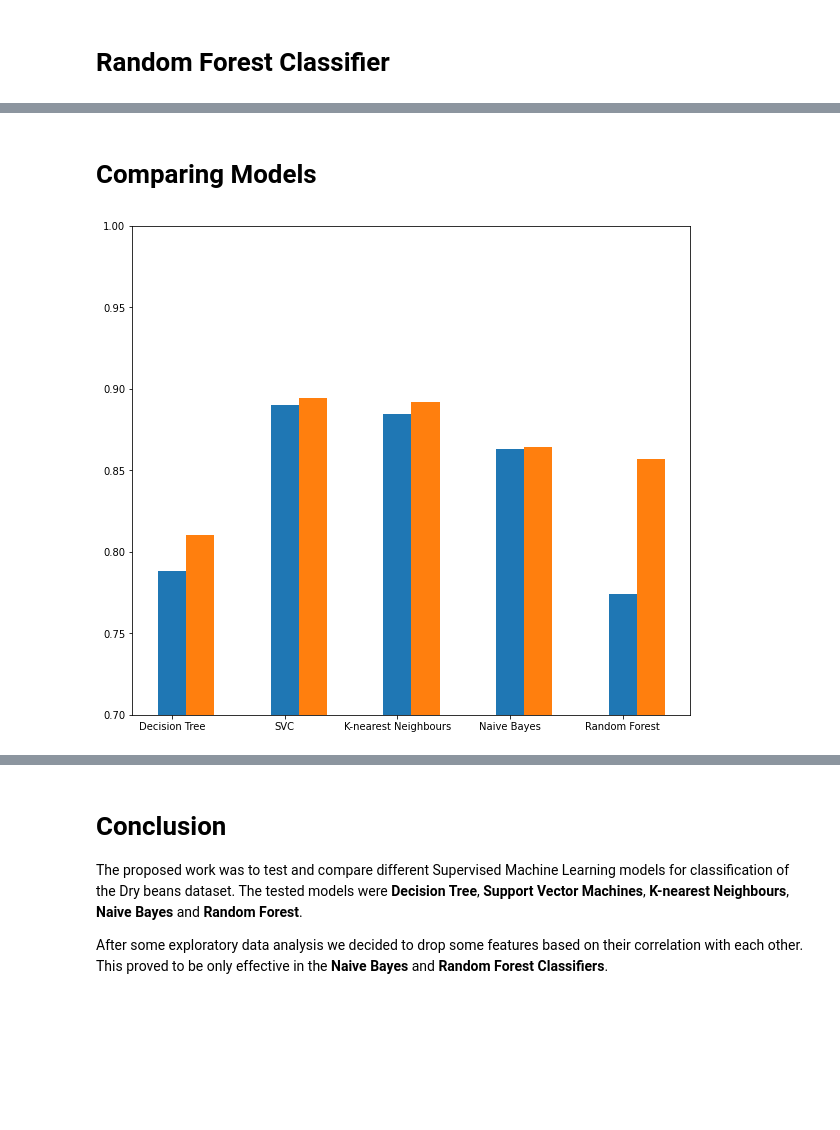
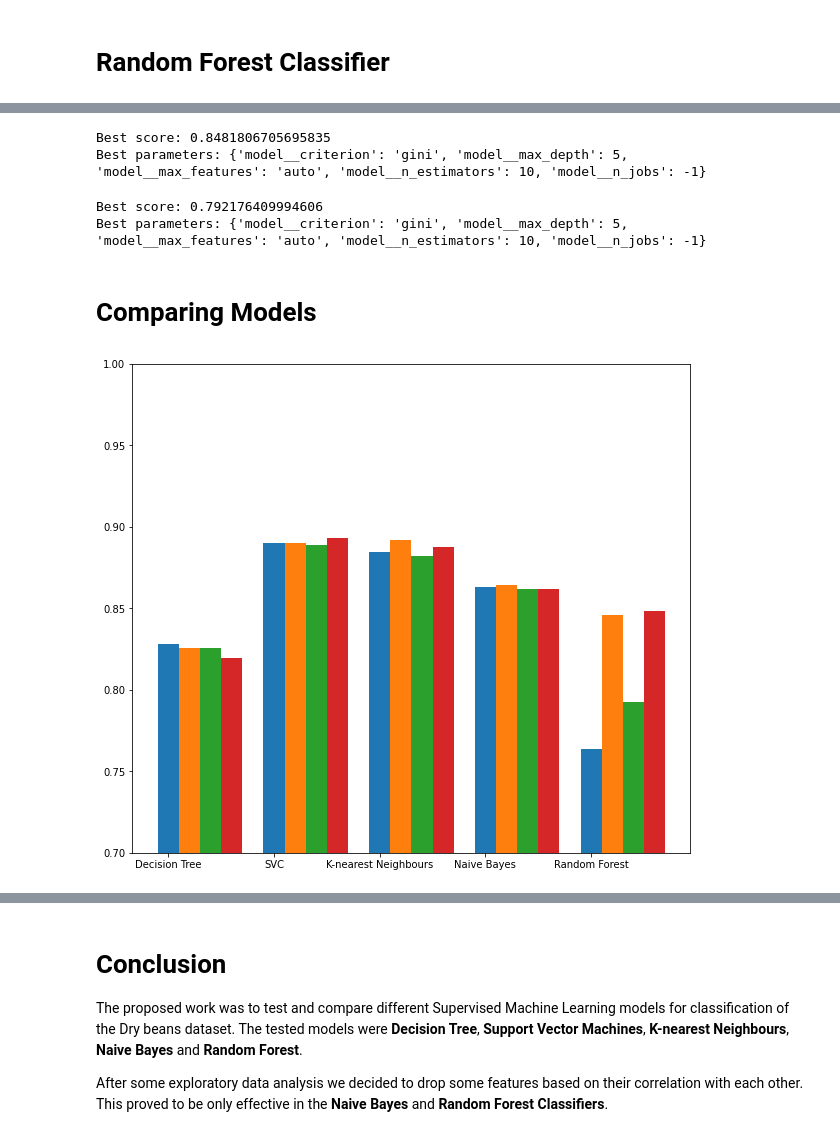
Before and after one commit to Educorreia932/FEUP-IART, a Jupyter notebook: src/notebook.ipynb, the cells around one changed output, grey strips where cells are left out. Cells and saved outputs as stored; diff of their text form; code cells hidden in the pictures; blank space fills up the shorter version.

Commit message:
Added imblearn and smote and time plots

```diff
--- a/src/notebook.ipynb
+++ b/src/notebook.ipynb
@@ -535,2 +478,6 @@ Fitting 10 folds for each of 1 candidates, totalling 10 fits
 Best score: 0.8639351891496304
 Best parameters: {}
+# %%
+parameter_grid = {}
+
+nb_os_fs = tune_model(bean_data, GaussianNB(), parameter_grid, scaler=StandardScaler(), oversample=True)
@@ -536,0 +487,2 @@ Best parameters: {}
+# %%
+nb_os = tune_model(bean_data, GaussianNB(), parameter_grid, scaler=StandardScaler(), oversample=True)
@@ -597,21 +522,41 @@ Best parameters: {'criterion': 'entropy', 'max_depth': 5, 'max_features': 'auto'
+# %%
+parameter_grid = {
+    'model__n_estimators': [10, 50, 100, 200],
+    'model__max_depth': [5, 10, 15],
+    'model__n_jobs': [-1], #Use all cores
+    'model__max_features': ['auto'],
+    'model__criterion': ['gini', 'entropy']
+}
+
+rfc_os_fs = tune_model(bean_data, RandomForestClassifier(), parameter_grid, oversample=True)
+# %% [output]
+Best score: 0.8481806705695835
+Best parameters: {'model__criterion': 'gini', 'model__max_depth': 5, 'model__max_features': 'auto', 'model__n_estimators': 10, 'model__n_jobs': -1}
+# %%
+rfc_os = tune_model(original_bean_data, RandomForestClassifier(), parameter_grid, oversample=True)
+# %% [output]
+Best score: 0.792176409994606
+Best parameters: {'model__criterion': 'gini', 'model__max_depth': 5, 'model__max_features': 'auto', 'model__n_estimators': 10, 'model__n_jobs': -1}
 # %% [markdown]
 # Comparing Models
 # %%
 scores = {
-    "Decision Tree" : [dt_original, dt],
-    "SVC" : [svc_original, svc],
-    "K-nearest Neighbours" : [knn_original, knn],
-    "Naive Bayes" : [nb_original, nb],
-    "Random Forest" : [rfc_original, rfc]
+    "Decision Tree" : [dt_original, dt, dt, dt_os_fs], # TODO change to dt_os
+    "SVC" : [svc_original, svc, svc_os, svc_os_fs],
+    "K-nearest Neighbours" : [knn_original, knn, knn_os, knn_os_fs],
+    "Naive Bayes" : [nb_original, nb, nb_os, nb_os_fs],
+    "Random Forest" : [rfc_original, rfc, rfc_os, rfc_os_fs]
 }
 
 ind = np.arange(5)
 
 plt.figure(figsize=(10,9))
-plt.bar(ind, [i[0].best_score_ for i in scores.values()], 0.25)
-ax = plt.bar(ind + 0.25, [i[1].best_score_ for i in scores.values()], 0.25)
+plt.bar(ind, [i[0].best_score_ for i in scores.values()], 0.2)
+ax = plt.bar(ind + 0.2, [i[1].best_score_ for i in scores.values()], 0.2)
+ax = plt.bar(ind + 0.4, [i[2].best_score_ for i in scores.values()], 0.2)
+ax = plt.bar(ind + 0.6, [i[3].best_score_ for i in scores.values()], 0.2)
 plt.xticks(ind, scores.keys())
 plt.ylim(0.7, 1)
 plt.show()
 # %% [output]
-[figure, old version]
+[figure, new version]
```
Also changed, not shown: parts of 27 cells of this notebook, 1 other file.
